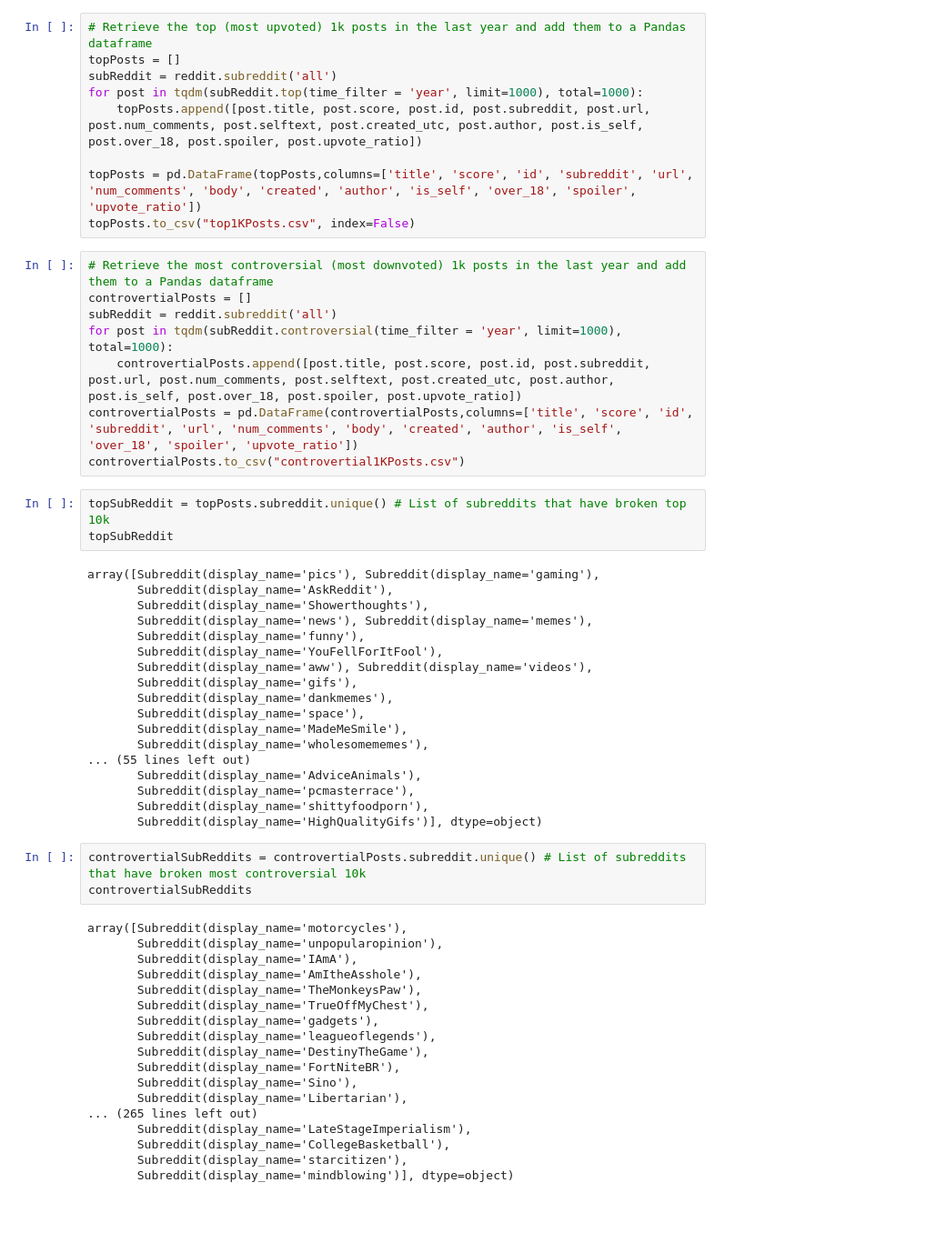
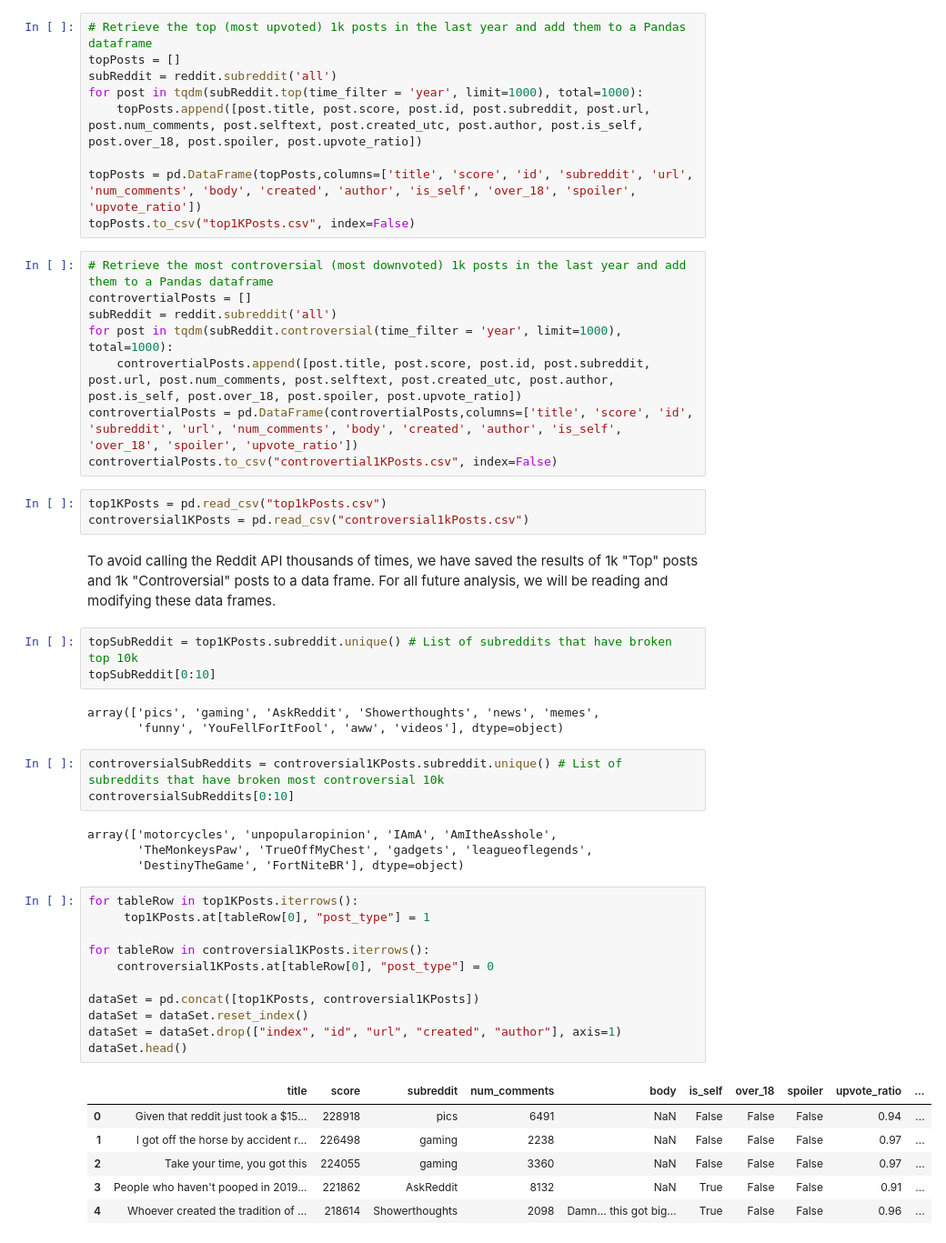
Before and after one commit to neeharperi/RedditDataScience, a Jupyter notebook: AnalyzeReddit.ipynb, the cells around one changed output. Shown: that part at 91% size. Cells and saved outputs as stored; diff of their text form; blank space fills up the shorter version.

```diff
--- a/AnalyzeReddit.ipynb
+++ b/AnalyzeReddit.ipynb
@@ -29,46 +36,40 @@ subReddit = reddit.subreddit('all')
 for post in tqdm(subReddit.controversial(time_filter = 'year', limit=1000), total=1000):
     controvertialPosts.append([post.title, post.score, post.id, post.subreddit, post.url, post.num_comments, post.selftext, post.created_utc, post.author, post.is_self, post.over_18, post.spoiler, post.upvote_ratio])
 controvertialPosts = pd.DataFrame(controvertialPosts,columns=['title', 'score', 'id', 'subreddit', 'url', 'num_comments', 'body', 'created', 'author', 'is_self', 'over_18', 'spoiler', 'upvote_ratio'])
-controvertialPosts.to_csv("controvertial1KPosts.csv")
+controvertialPosts.to_csv("controvertial1KPosts.csv", index=False)
+# %%
+top1KPosts = pd.read_csv("top1kPosts.csv")
+controversial1KPosts = pd.read_csv("controversial1kPosts.csv")
+# %% [markdown]
+To avoid calling the Reddit API thousands of times, we have saved the results of 1k "Top" posts and 1k "Controversial" posts to a data frame. For all future analysis, we will be reading and modifying these data frames.
 # %%
-topSubReddit = topPosts.subreddit.unique() # List of subreddits that have broken top 10k
-topSubReddit
+topSubReddit = top1KPosts.subreddit.unique() # List of subreddits that have broken top 10k
+topSubReddit[0:10]
 # %% [output]
-array([Subreddit(display_name='pics'), Subreddit(display_name='gaming'),
-       Subreddit(display_name='AskReddit'),
-       Subreddit(display_name='Showerthoughts'),
-       Subreddit(display_name='news'), Subreddit(display_name='memes'),
-       Subreddit(display_name='funny'),
-       Subreddit(display_name='YouFellForItFool'),
-       Subreddit(display_name='aww'), Subreddit(display_name='videos'),
-       Subreddit(display_name='gifs'),
-       Subreddit(display_name='dankmemes'),
-       Subreddit(display_name='space'),
-       Subreddit(display_name='MadeMeSmile'),
-       Subreddit(display_name='wholesomememes'),
-... (55 lines left out)
-       Subreddit(display_name='AdviceAnimals'),
-       Subreddit(display_name='pcmasterrace'),
-       Subreddit(display_name='shittyfoodporn'),
-       Subreddit(display_name='HighQualityGifs')], dtype=object)
+array(['pics', 'gaming', 'AskReddit', 'Showerthoughts', 'news', 'memes',
+       'funny', 'YouFellForItFool', 'aww', 'videos'], dtype=object)
 # %%
-controvertialSubReddits = controvertialPosts.subreddit.unique() # List of subreddits that have broken most controversial 10k
-controvertialSubReddits
+controversialSubReddits = controversial1KPosts.subreddit.unique() # List of subreddits that have broken most controversial 10k
+controversialSubReddits[0:10]
 # %% [output]
-array([Subreddit(display_name='motorcycles'),
-       Subreddit(display_name='unpopularopinion'),
-       Subreddit(display_name='IAmA'),
-       Subreddit(display_name='AmItheAsshole'),
-       Subreddit(display_name='TheMonkeysPaw'),
-       Subreddit(display_name='TrueOffMyChest'),
-       Subreddit(display_name='gadgets'),
-       Subreddit(display_name='leagueoflegends'),
-       Subreddit(display_name='DestinyTheGame'),
-       Subreddit(display_name='FortNiteBR'),
-       Subreddit(display_name='Sino'),
-       Subreddit(display_name='Libertarian'),
-... (265 lines left out)
-       Subreddit(display_name='LateStageImperialism'),
-       Subreddit(display_name='CollegeBasketball'),
-       Subreddit(display_name='starcitizen'),
-       Subreddit(display_name='mindblowing')], dtype=object)
+array(['motorcycles', 'unpopularopinion', 'IAmA', 'AmItheAsshole',
+       'TheMonkeysPaw', 'TrueOffMyChest', 'gadgets', 'leagueoflegends',
+       'DestinyTheGame', 'FortNiteBR'], dtype=object)
+# %%
+for tableRow in top1KPosts.iterrows():
+     top1KPosts.at[tableRow[0], "post_type"] = 1
+
+for tableRow in controversial1KPosts.iterrows():
+    controversial1KPosts.at[tableRow[0], "post_type"] = 0
+
+dataSet = pd.concat([top1KPosts, controversial1KPosts])
+dataSet = dataSet.reset_index()
+dataSet = dataSet.drop(["index", "id", "url", "created", "author"], axis=1)
+dataSet.head()
+# %% [output]
+|  | title | score | subreddit | num_comments | body | is_self | over_18 | spoiler | upvote_ratio | ... |
+| 0 | Given that reddit just took a $15... | 228918 | pics | 6491 | NaN | False | False | False | 0.94 | ... |
+| 1 | I got off the horse by accident r... | 226498 | gaming | 2238 | NaN | False | False | False | 0.97 | ... |
+| 2 | Take your time, you got this | 224055 | gaming | 3360 | NaN | False | False | False | 0.97 | ... |
+| 3 | People who haven't pooped in 2019... | 221862 | AskReddit | 8132 | NaN | True | False | False | 0.91 | ... |
+| 4 | Whoever created the tradition of ... | 218614 | Showerthoughts | 2098 | Damn... this got big... | True | False | False | 0.96 | ... |
```
Also changed, not shown: parts of 21 cells of this notebook, 5 other files.
